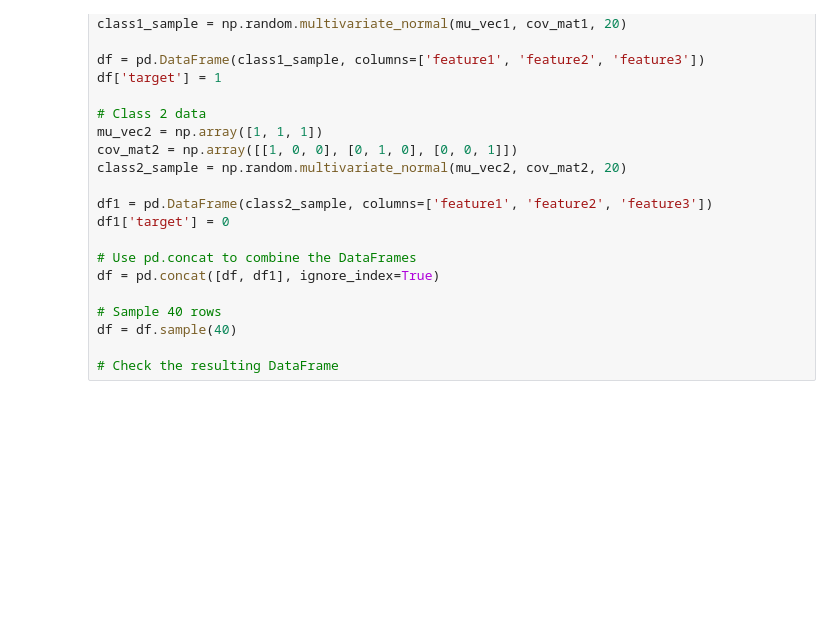
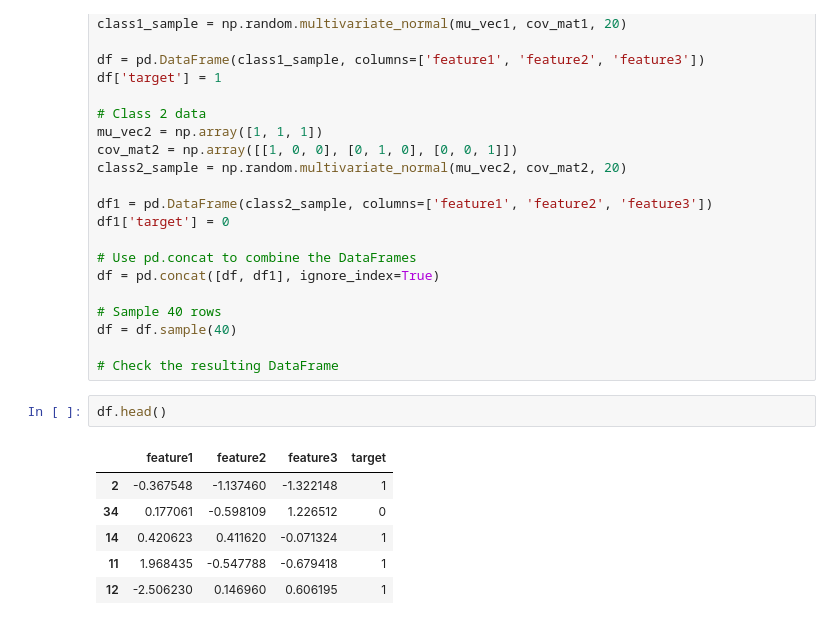
Before and after one commit to amitmishra-cs/100-Days_ML_DL, a Jupyter notebook: 38-pca/pca.ipynb, the cells around one changed output. Cells and saved outputs as stored; diff of their text form; blank space fills up the shorter version.

```diff
--- a/38-pca/pca.ipynb
+++ b/38-pca/pca.ipynb
@@ -27,3 +27,12 @@ df = pd.concat([df, df1], ignore_index=True)
 df = df.sample(40)
 
 # Check the resulting DataFrame
+# %%
+df.head()
+# %% [output]
+|  | feature1 | feature2 | feature3 | target |
+| 2 | -0.367548 | -1.137460 | -1.322148 | 1 |
+| 34 | 0.177061 | -0.598109 | 1.226512 | 0 |
+| 14 | 0.420623 | 0.411620 | -0.071324 | 1 |
+| 11 | 1.968435 | -0.547788 | -0.679418 | 1 |
+| 12 | -2.506230 | 0.146960 | 0.606195 | 1 |
```
Also changed, not shown: parts of 10 cells of this notebook.
